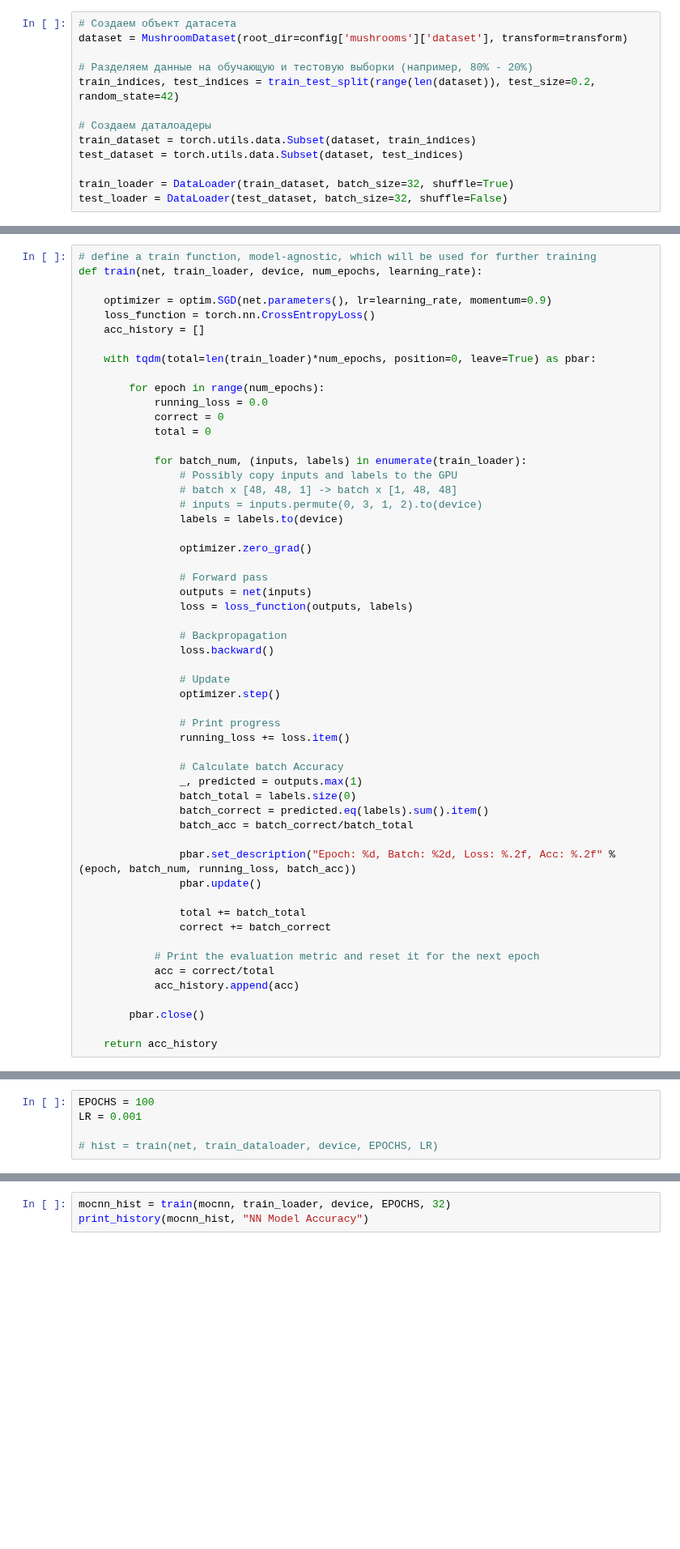
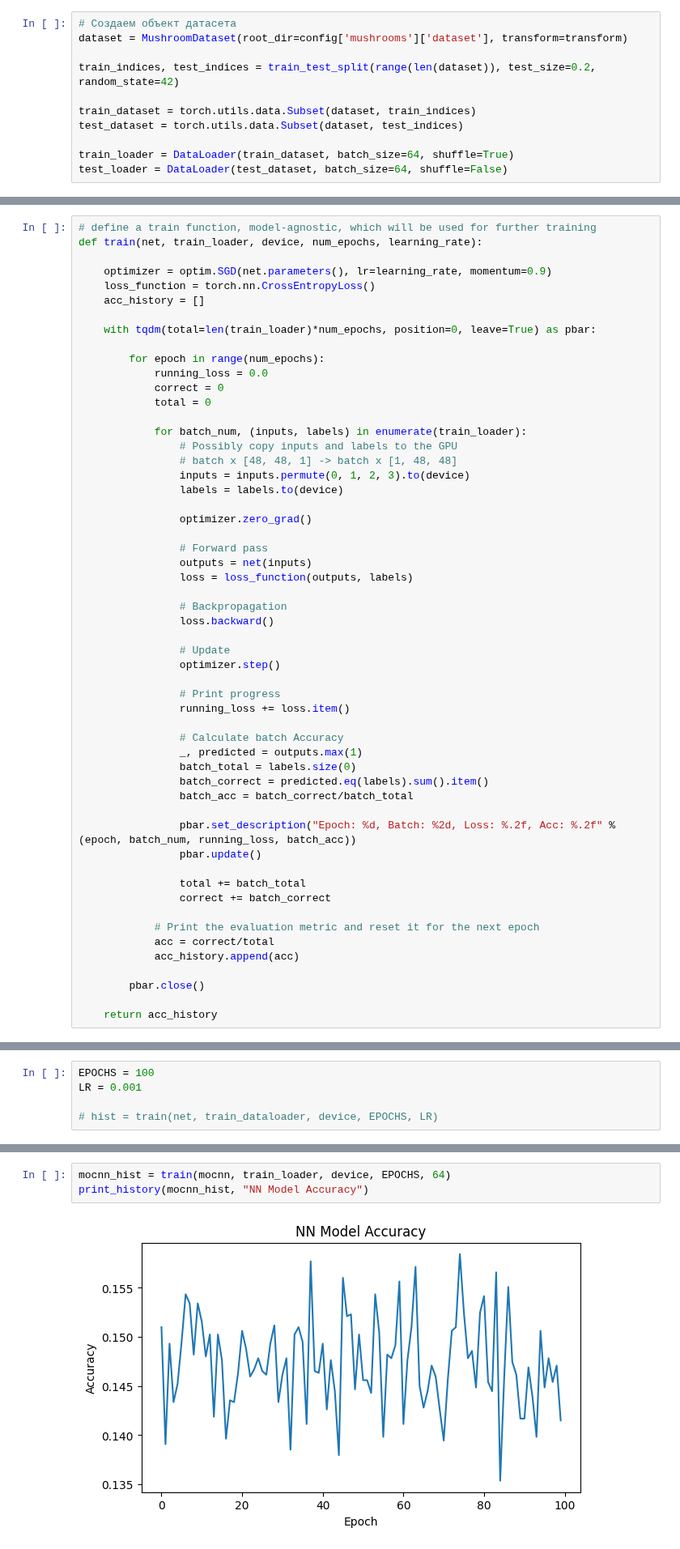
Before and after one commit to zer0rbt/spbu-data-science, a Jupyter notebook: ht1115.ipynb, the cells around one changed output, grey strips where cells are left out. Shown at 81% size. Cells and saved outputs as stored; diff of their text form; blank space fills up the shorter version.

Commit message:
Updated train

```diff
--- a/ht1115.ipynb
+++ b/ht1115.ipynb
@@ -77,12 +80,10 @@ transform = transforms.Compose([
 # Создаем объект датасета
 dataset = MushroomDataset(root_dir=config['mushrooms']['dataset'], transform=transform)
 
-# Разделяем данные на обучающую и тестовую выборки (например, 80% - 20%)
 train_indices, test_indices = train_test_split(range(len(dataset)), test_size=0.2, random_state=42)
 
-# Создаем даталоадеры
 train_dataset = torch.utils.data.Subset(dataset, train_indices)
 test_dataset = torch.utils.data.Subset(dataset, test_indices)
 
-train_loader = DataLoader(train_dataset, batch_size=32, shuffle=True)
-test_loader = DataLoader(test_dataset, batch_size=32, shuffle=False)
+train_loader = DataLoader(train_dataset, batch_size=64, shuffle=True)
+test_loader = DataLoader(test_dataset, batch_size=64, shuffle=False)
@@ -108,7 +107,7 @@ def train(net, train_loader, device, num_epochs, learning_rate):
             for batch_num, (inputs, labels) in enumerate(train_loader):
                 # Possibly copy inputs and labels to the GPU
                 # batch x [48, 48, 1] -> batch x [1, 48, 48]
-                # inputs = inputs.permute(0, 3, 1, 2).to(device)
+                inputs = inputs.permute(0, 1, 2, 3).to(device)
                 labels = labels.to(device)
 
                 optimizer.zero_grad()
@@ -220,3 +223,5 @@ Sequential(
 # %%
-mocnn_hist = train(mocnn, train_loader, device, EPOCHS, 32)
+mocnn_hist = train(mocnn, train_loader, device, EPOCHS, 64)
 print_history(mocnn_hist, "NN Model Accuracy")
+# %% [output]
+[figure, added]
```
Also changed, not shown: parts of 8 cells of this notebook, 1 other file.
